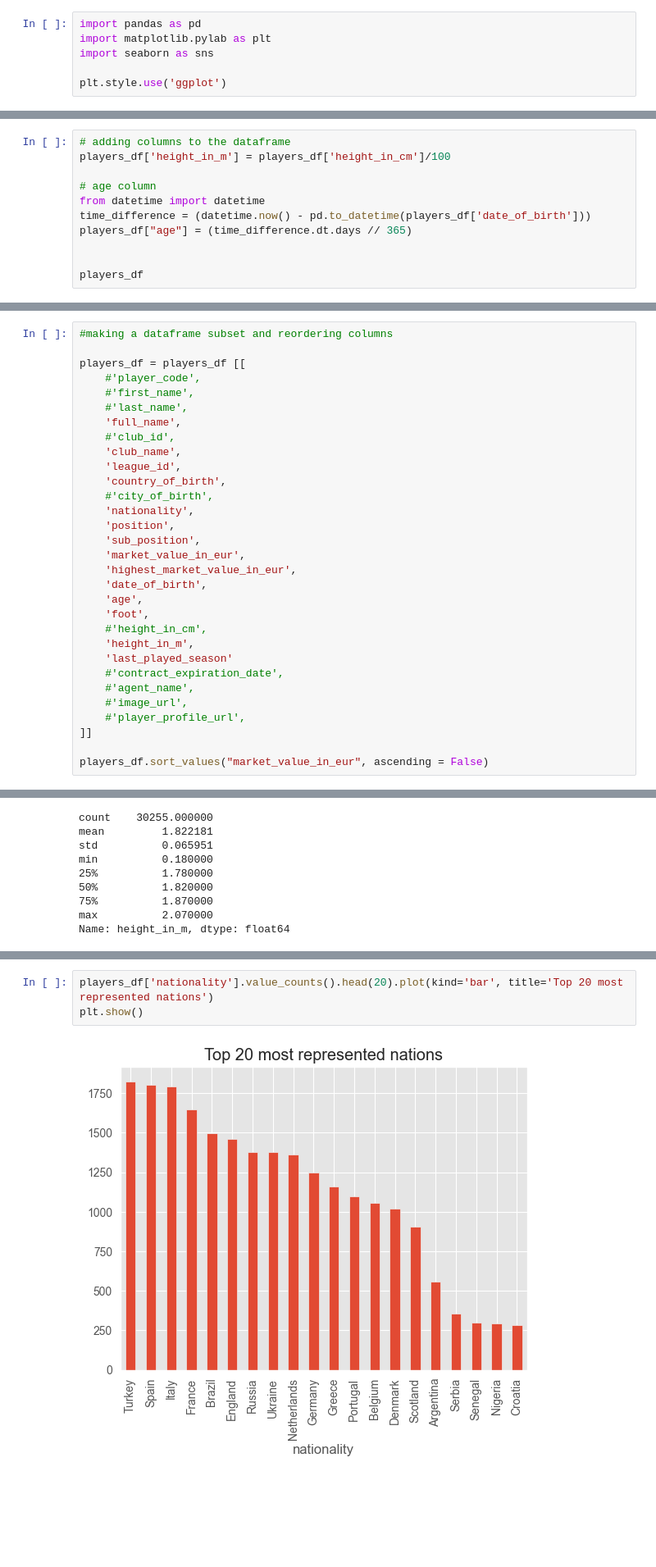
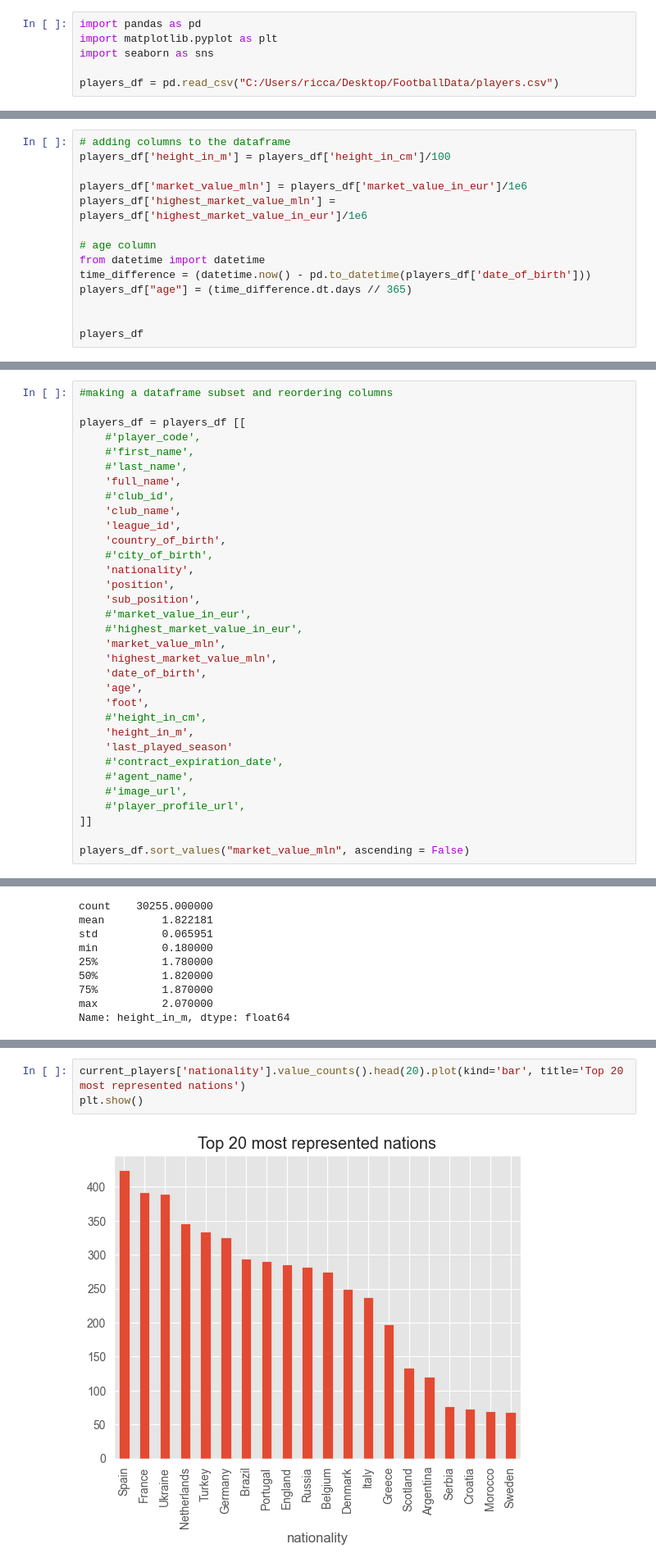
Before and after one commit to RiccardoPili/Football-Data-Analysis, a Jupyter notebook: players.ipynb, the cells around one changed output, grey strips where cells are left out. Shown at 82% size. Saved outputs shown, nothing was run; the diff lists cells and outputs as text; blank space fills up the shorter version.

Commit message:
players data visualization

```diff
--- a/players.ipynb
+++ b/players.ipynb
@@ -2,7 +2,7 @@
 # Importing Data & Libraries
 # %%
 import pandas as pd
-import matplotlib.pylab as plt
+import matplotlib.pyplot as plt
 import seaborn as sns
 
-plt.style.use('ggplot')
+players_df = pd.read_csv("C:/Users/ricca/Desktop/FootballData/players.csv")
@@ -199,6 +160,9 @@ dtype: object
 # %%
 # adding columns to the dataframe
 players_df['height_in_m'] = players_df['height_in_cm']/100
+
+players_df['market_value_mln'] = players_df['market_value_in_eur']/1e6
+players_df['highest_market_value_mln'] = players_df['highest_market_value_in_eur']/1e6
 
 # age column
 from datetime import datetime
@@ -250,8 +224,10 @@ players_df = players_df [[
     'nationality',
     'position',
     'sub_position',
-    'market_value_in_eur',
-    'highest_market_value_in_eur',
+    #'market_value_in_eur',
+    #'highest_market_value_in_eur',
+    'market_value_mln',
+    'highest_market_value_mln',
     'date_of_birth',
     'age',
     'foot',
@@ -264,7 +240,7 @@ players_df = players_df [[
     #'player_profile_url',
 ]]
 
-players_df.sort_values("market_value_in_eur", ascending = False)
+players_df.sort_values("market_value_mln", ascending = False)
 # %% [output]
 |  | full_name | club_name | league_id | country_of_birth | nationality | position | sub_position | ... |
 | player_id |  |  |  |  |  |  |  | ... |
@@ -326,6 +372,6 @@ freq        1826
 Name: nationality, dtype: object
 # %%
-players_df['nationality'].value_counts().head(20).plot(kind='bar', title='Top 20 most represented nations')
+current_players['nationality'].value_counts().head(20).plot(kind='bar', title='Top 20 most represented nations')
 plt.show()
 # %% [output]
-[figure, old version]
+[figure, new version]
```
Also changed, not shown: parts of 26 cells of this notebook, 1 other file.
